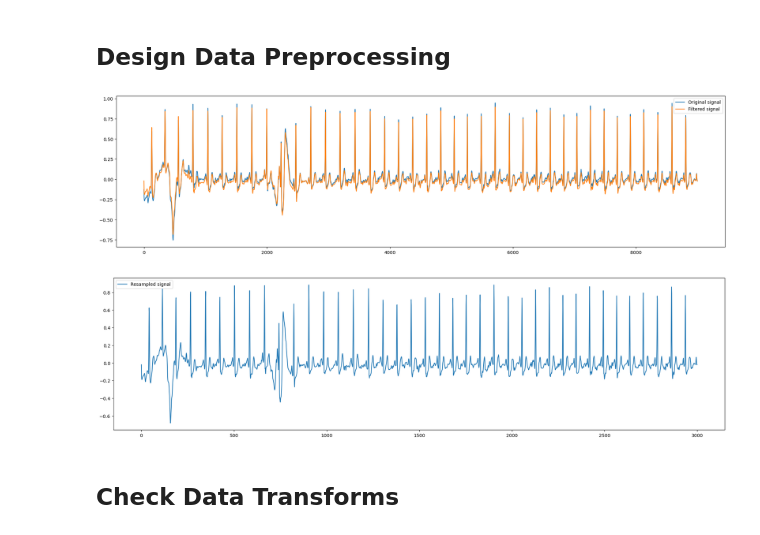
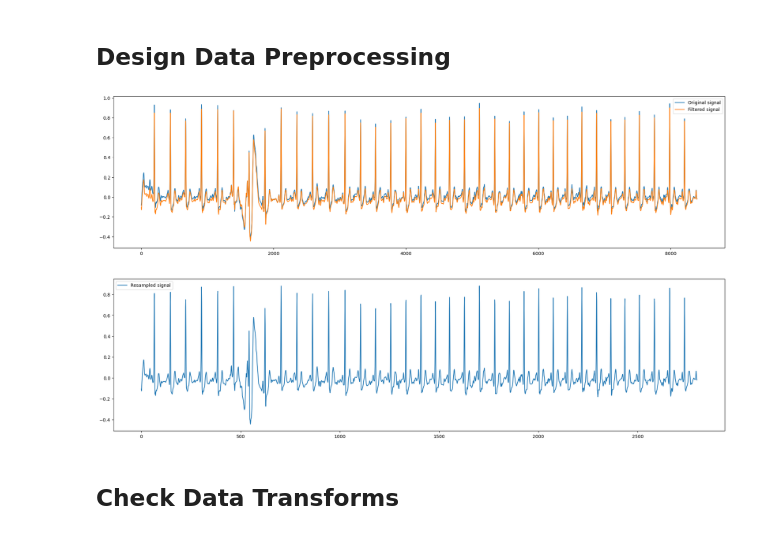
Before and after one commit to devilhyt/ecg-federated-learning-public, a Jupyter notebook: playground.ipynb, the cells around one changed output. Saved outputs shown, nothing was run; the diff lists cells and outputs as text; code cells hidden in the pictures.

Commit message:
feat: skip first 2 seconds of ECG signal to avoid anomalies

```diff
--- a/playground.ipynb
+++ b/playground.ipynb
@@ -16,42 +16,47 @@ config = configparser.ConfigParser()
 config.read("config.ini")
 src_freq = config.getint("data_preprocessing", "src_freq")
 dst_freq = config.getint("data_preprocessing", "dst_freq")
+skip_time = config.getint("data_preprocessing", "skip_time")
 
+# load signal
 signal, _ = wfdb.rdsamp("dataset/training2017/A00001")  # min: A04894; max: A06471
 signal = np.squeeze(signal)
+
+# skip first few seconds
+signal = signal[skip_time * src_freq :]
 
 # pad 1 second to both ends to avoid edge effects during filtering
 signal = np.pad(signal, src_freq * 1, "constant", constant_values=0)
 
 ## Add baseline wandering
 # t = np.linspace(0, len(signal) / src_freq, len(signal))
 # baseline_sine = 0.3 * np.sin(2 * np.pi * 0.1 * t)
 # signal += baseline_sine
 
 # denoise
 sos = scipy.signal.butter(2, [0.5, 40], btype="bandpass", output="sos", fs=src_freq)
 filtered_signal = scipy.signal.sosfiltfilt(sos, signal)
 
 # remove padding
 signal = signal[src_freq * 1 : -src_freq * 1]
 filtered_signal = filtered_signal[src_freq * 1 : -src_freq * 1]
 
 # downsampling
 resampled_signal = nk.signal_resample(
     filtered_signal, sampling_rate=src_freq, desired_sampling_rate=dst_freq
 )
 
 pd.Series(signal).plot(figsize=(24, 6), label="Original signal")
 pd.Series(filtered_signal).plot(figsize=(24, 6), label="Filtered signal")
 plt.legend()
 plt.show()
 
 pd.Series(resampled_signal).plot(figsize=(24, 6), label="Resampled signal")
 plt.legend()
 plt.show()
 # %% [output]
-[figure, old version]
+[figure, new version]
-[figure, old version]
+[figure, new version]
 # %% [markdown]
 ## Check Data Transforms
 # %%
```
Also changed, not shown: parts of 4 cells of this notebook, 2 other files.
